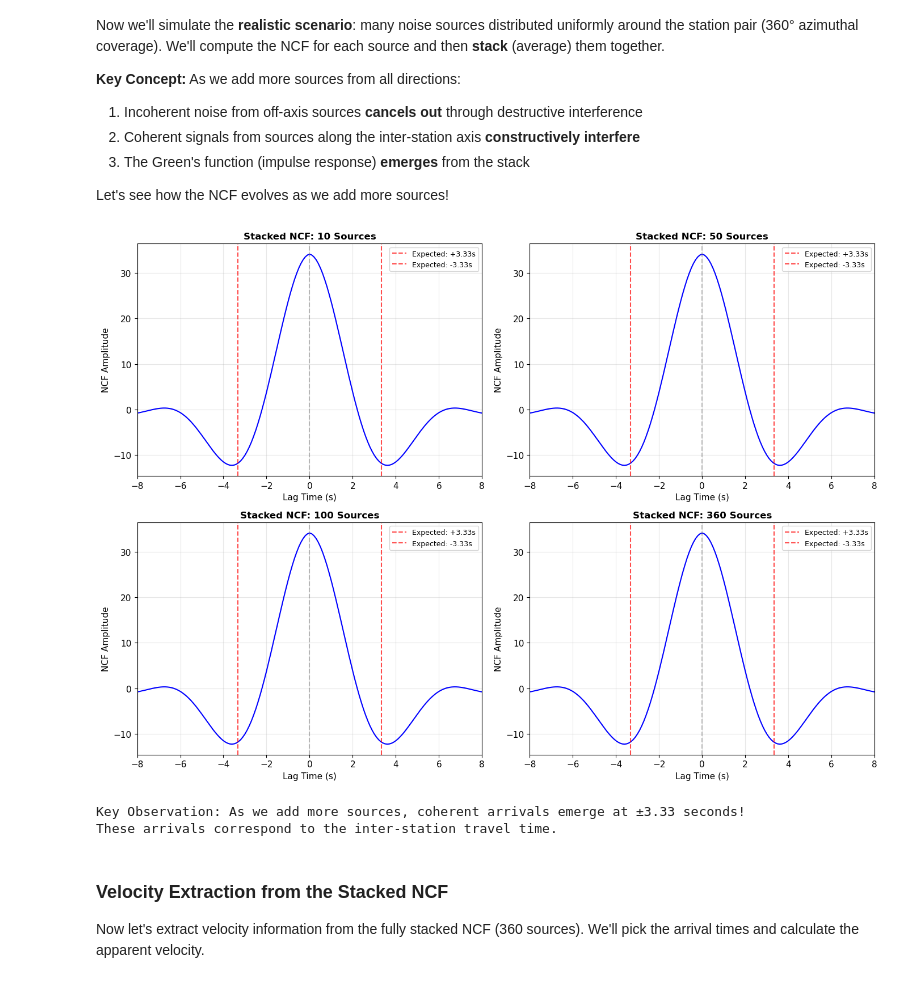
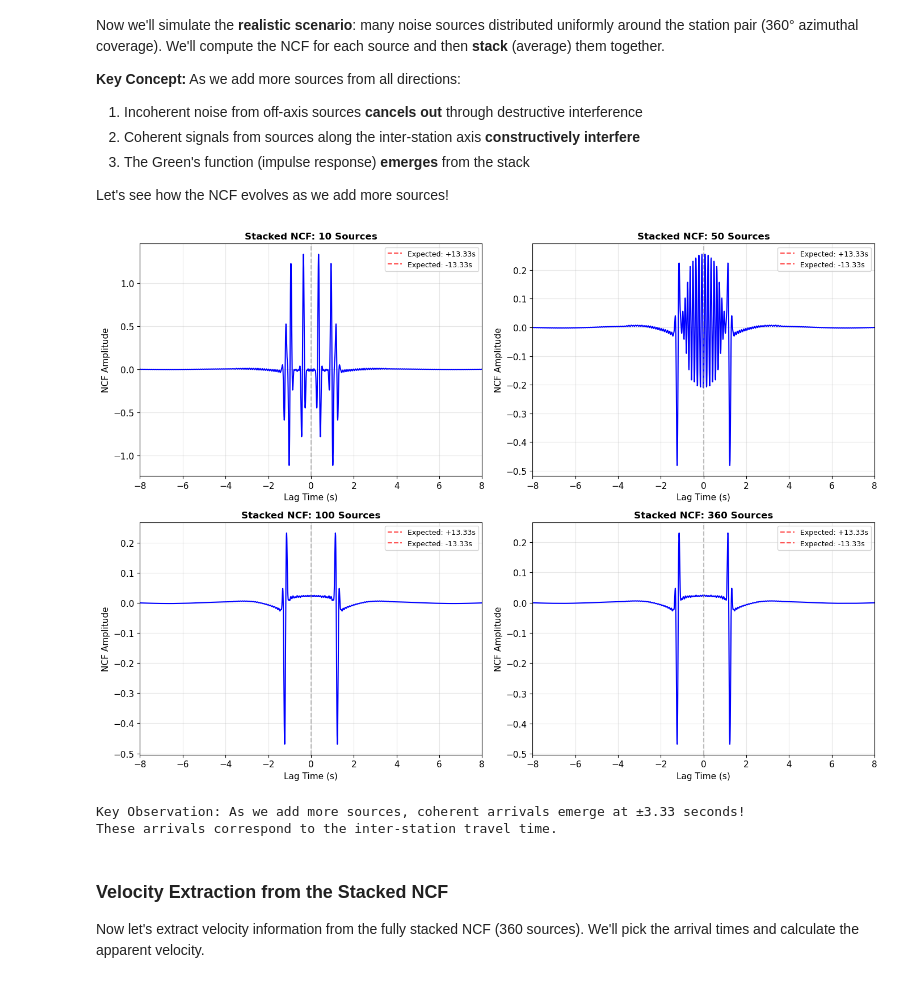
Before and after one commit to uw-geophysics-edu/ess-412-512-intro2seismology, a Jupyter notebook: notebooks/05d_Noise_CrossCorrelation_Practice.ipynb, the cells around one changed output. Drawn from its saved outputs; the diff is of its cells as text; code cells hidden in the pictures.

```diff
--- a/notebooks/05d_Noise_CrossCorrelation_Practice.ipynb
+++ b/notebooks/05d_Noise_CrossCorrelation_Practice.ipynb
@@ -222,7 +222,7 @@ def create_dispersed_wavelet(t, t_center, distance_km, freq_band=(0.05, 0.2), ve
     return wavelet
 
 # Set up time vector
-fs = 10.0  # sampling rate (Hz)
+fs = 100.0  # sampling rate (Hz)
 twin = 100.0  # time window duration (seconds)
 t = np.arange(0, twin, 1/fs)
 
@@ -230,7 +230,7 @@ t = np.arange(0, twin, 1/fs)
 distance_source = 100.0  # km
 arrival_time = 50.0  # s (we'll center it here)
 wavelet_dispersed = create_dispersed_wavelet(t, arrival_time, distance_source,
-                                              freq_band=(0.05, 0.2),
+                                              freq_band=(0.2, 10),
                                               velocity_model='simple')
 
 # Plot the dispersed wavelet
@@ -259,7 +259,7 @@ cbar = plt.colorbar(im, ax=ax2, label='Power (dB)')
 plt.tight_layout()
 plt.show()
 
-print(f"✓ Created dispersed wavelet with frequency content: 0.05-0.2 Hz (5-20 s period)")
+print(f"✓ Created dispersed wavelet with frequency content: 0.2-10 Hz (0.1-5 s period)")
 print(f"✓ Wavelet shows dispersion: high frequencies arrive before low frequencies")
 print(f"✓ This mimics real ambient noise from ocean-generated microseisms")
 # %% [output]
@@ -289,8 +289,8 @@ When sources are distributed isotropically (all directions equally), the station
 - The two arrivals emerge symmetric and allow us to measure the inter-station velocity
 # %%
 # Geometry setup
-station_A = np.array([-5.0, 0.0])  # km
-station_B = np.array([5.0, 0.0])   # km
+station_A = np.array([-20.0, 0.0])  # km
+station_B = np.array([20.0, 0.0])   # km
 D_AB = np.linalg.norm(station_B - station_A)  # inter-station distance
 
 # Noise source circle
@@ -380,8 +380,8 @@ Time difference (B-A): -1.665 s
 # %%
 # Generate dispersed waveforms at each station
 # Use the same dispersed wavelet shape but arrive at different times
-wavelet_A = create_dispersed_wavelet(t, t_A, dist_A, freq_band=(0.05, 0.2))
-wavelet_B = create_dispersed_wavelet(t, t_B, dist_B, freq_band=(0.05, 0.2))
+wavelet_A = create_dispersed_wavelet(t, t_A, dist_A, freq_band=(0.2, 10))
+wavelet_B = create_dispersed_wavelet(t, t_B, dist_B, freq_band=(0.2, 10))
 
 # Plot the waveforms at both stations
 fig, (ax1, ax2) = plt.subplots(2, 1, figsize=(12, 7))
@@ -441,0 +419,23 @@ print(f"      We need many sources distributed around the stations to recover th
+# %%
+# Compute cross-correlation
+C_single = np.correlate(wavelet_A, wavelet_B, 'full')
+
+# Create time vector for correlation (lag times)
+tcorr = np.linspace(-twin, twin, len(C_single))
+
+# Plot the cross-correlation
+fig, ax = plt.subplots(1, 1, figsize=(12, 5))
+ax.plot(tcorr, C_single, 'k-', linewidth=1.5)
+ax.set_xlabel('Lag Time (s)', fontsize=12)
+ax.set_ylabel('Cross-Correlation Amplitude', fontsize=12)
+ax.set_title('Single-Source Cross-Correlation', fontsize=13, fontweight='bold')
+ax.grid(True, alpha=0.3)
+ax.set_xlim([-15, 15])
+ax.axvline(0, color='gray', linestyle='--', alpha=0.5, linewidth=1)
+ax.axhline(0, color='gray', linestyle='-', alpha=0.3, linewidth=0.5)
+
+plt.tight_layout()
+plt.show()
+
+print(f"Note: For a single source, the NCF shows a complicated pattern.")
+print(f"      We need many sources distributed around the stations to recover the Green's function!")
@@ -481,37 +485,37 @@ for idx, N_sources in enumerate(N_sources_list):
         t_B_i = dist_B_i / velocity
 
         # Generate dispersed waveforms
-        wavelet_A_i = create_dispersed_wavelet(t, t_A_i, dist_A_i, freq_band=(0.05, 0.2))
-        wavelet_B_i = create_dispersed_wavelet(t, t_B_i, dist_B_i, freq_band=(0.05, 0.2))
+        wavelet_A_i = create_dispersed_wavelet(t, t_A_i, dist_A_i, freq_band=(0.2, 10))
+        wavelet_B_i = create_dispersed_wavelet(t, t_B_i, dist_B_i, freq_band=(0.2, 10))
 
         # Cross-correlate
         C_i = np.correlate(wavelet_A_i, wavelet_B_i, 'full')
 
         # Add to stack
         Corr_stack += C_i
 
     # Normalize by number of sources
     Corr_stack /= N_sources
 
     # Plot
     axes[idx].plot(tcorr, Corr_stack, 'b-', linewidth=1.5)
     axes[idx].set_xlabel('Lag Time (s)', fontsize=11)
     axes[idx].set_ylabel('NCF Amplitude', fontsize=11)
     axes[idx].set_title(f'Stacked NCF: {N_sources} Sources', fontsize=12, fontweight='bold')
     axes[idx].grid(True, alpha=0.3)
     axes[idx].set_xlim([-8, 8])
     axes[idx].axvline(0, color='gray', linestyle='--', alpha=0.5)
     axes[idx].axvline(D_AB/velocity, color='r', linestyle='--', alpha=0.7, label=f'Expected: +{D_AB/velocity:.2f}s')
     axes[idx].axvline(-D_AB/velocity, color='r', linestyle='--', alpha=0.7, label=f'Expected: -{D_AB/velocity:.2f}s')
     axes[idx].legend(fontsize=9)
 
 plt.tight_layout()
 plt.show()
 
 print("Key Observation: As we add more sources, coherent arrivals emerge at ±3.33 seconds!")
 print("These arrivals correspond to the inter-station travel time.")
 # %% [output]
-[figure, old version]
+[figure, new version]
 Key Observation: As we add more sources, coherent arrivals emerge at ±3.33 seconds!
 These arrivals correspond to the inter-station travel time.
 # %% [markdown]
```
Also changed, not shown: parts of 14 cells of this notebook, 5 other files.
